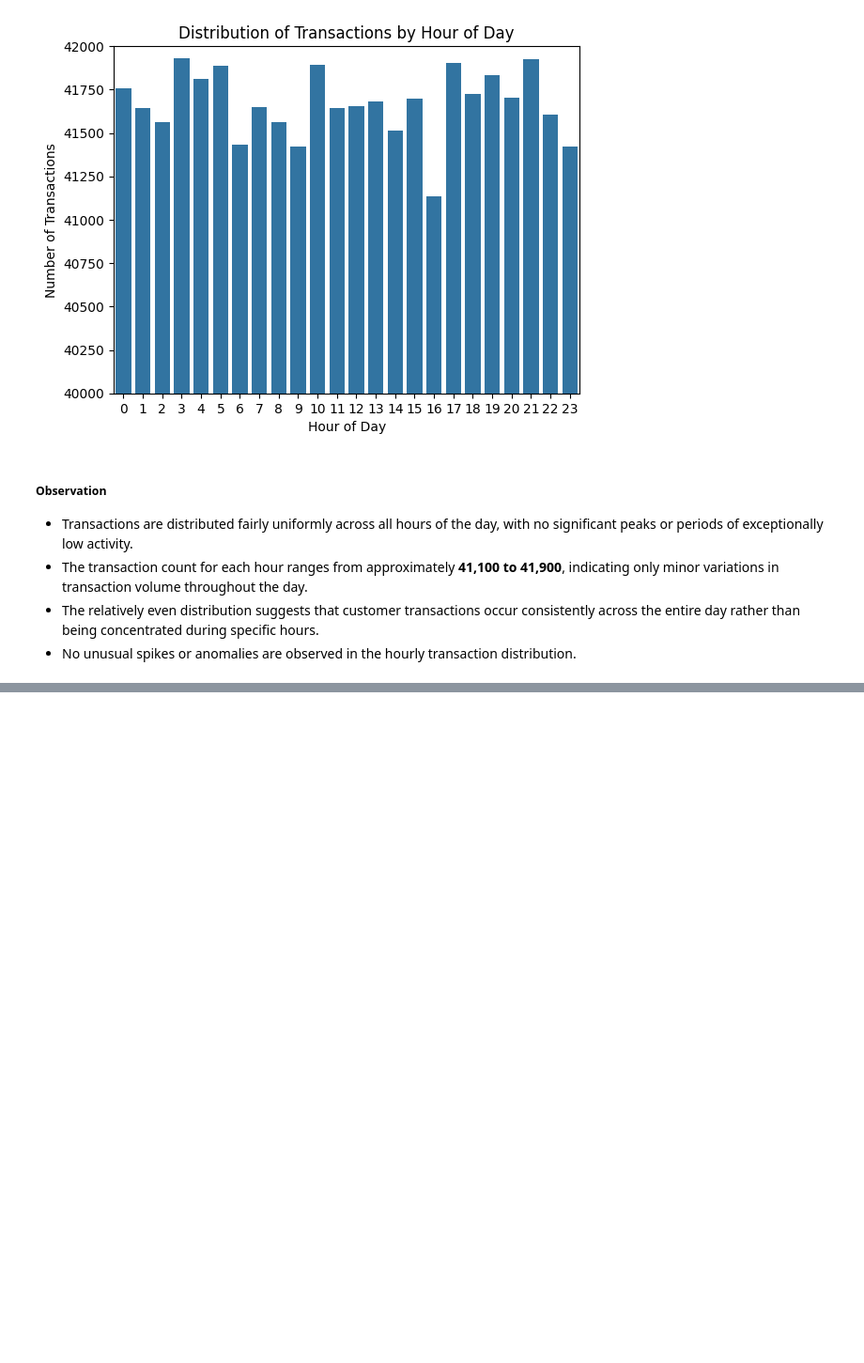
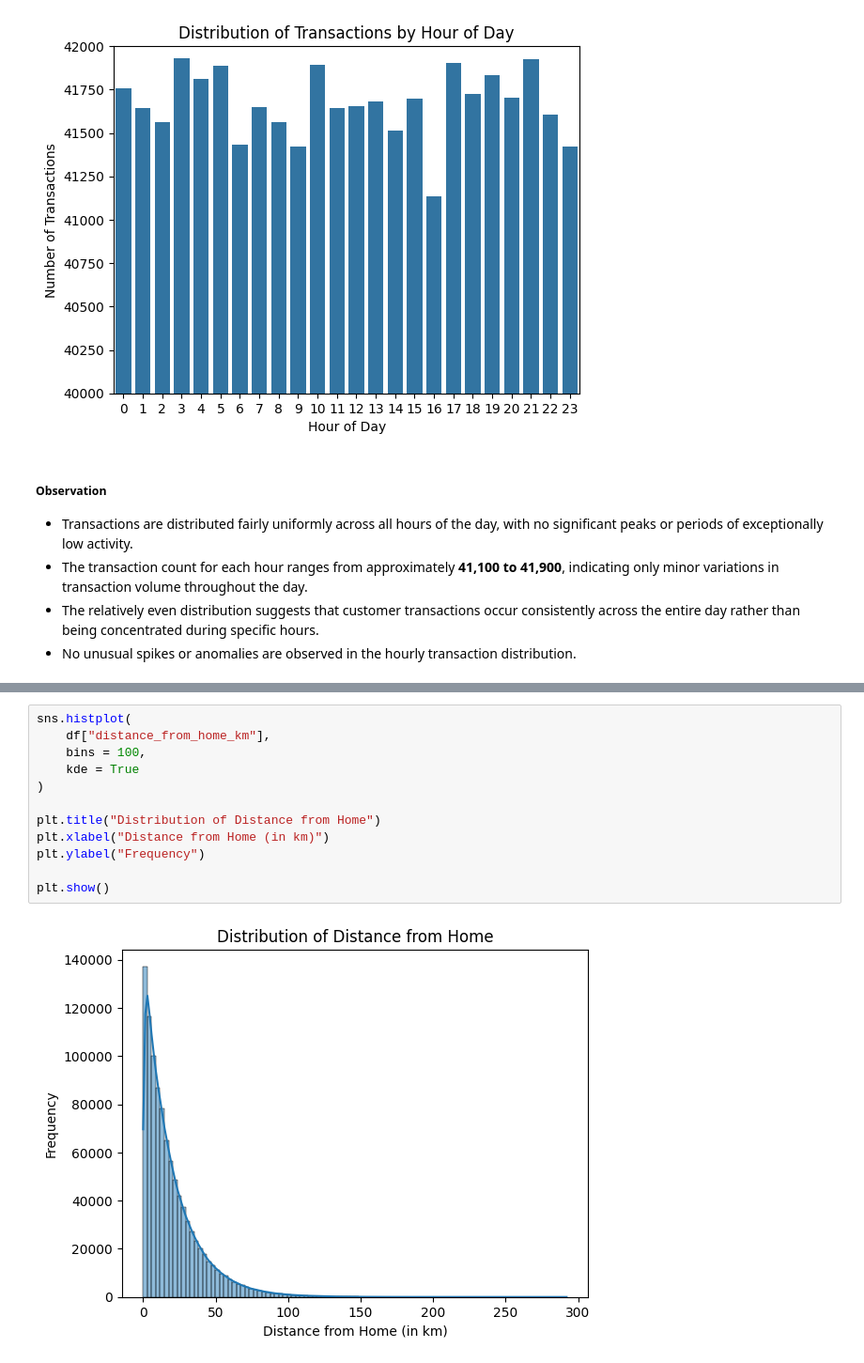
Before and after one commit to abhi-saurav-saroya/bank-fraud-eda, a Jupyter notebook: notebooks/02_exploratory_data_analysis.ipynb, the cells around one changed output, grey strips where cells are left out. Shown at 94% size. Cells and saved outputs as stored; diff of their text form; blank space fills up the shorter version.

Commit message:
feat: analyze distance from home distribution

```diff
--- a/notebooks/02_exploratory_data_analysis.ipynb
+++ b/notebooks/02_exploratory_data_analysis.ipynb
@@ -564,0 +589,14 @@ plt.show()
+# %%
+sns.histplot(
+    df["distance_from_home_km"],
+    bins = 100,
+    kde = True
+)
+
+plt.title("Distribution of Distance from Home")
+plt.xlabel("Distance from Home (in km)")
+plt.ylabel("Frequency")
+
+plt.show()
+# %% [output]
+[figure, added]
```
Also changed, not shown: parts of 7 cells of this notebook.
